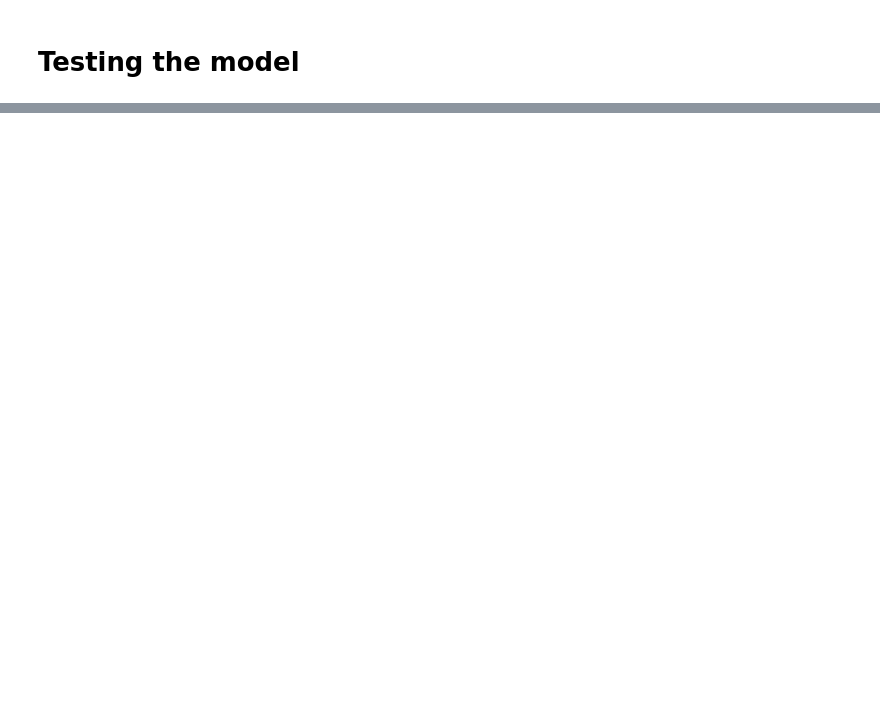
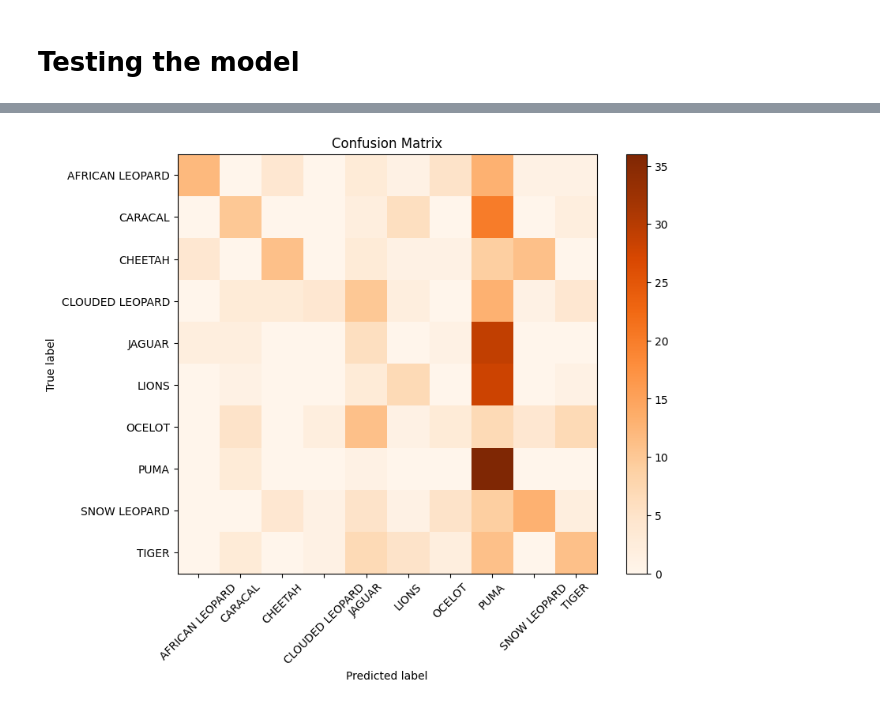
Before and after one commit to Pukazec/ComputerVision, a Jupyter notebook: myCode.ipynb, the cells around one changed output, grey strips where cells are left out. Cells and saved outputs as stored; diff of their text form; code cells hidden in the pictures; blank space fills up the shorter version.

```diff
--- a/myCode.ipynb
+++ b/myCode.ipynb
@@ -150,0 +398,28 @@ plt.show()
+# %%
+true_labels = []
+predicted_labels = []
+
+for i in range(len(test_generator)):
+    x_batch, y_batch = test_generator[i]
+    predictions = my_model.predict(x_batch)
+    true_labels.extend(np.argmax(y_batch, axis=1))  # Convert one-hot encoded labels to class indices
+    predicted_labels.extend(np.argmax(predictions, axis=1))
+
+# Calculate the confusion matrix
+confusion = confusion_matrix(true_labels, predicted_labels)
+
+plt.figure(figsize=(9, 7))
+# Create a visualization of the confusion matrix
+classes = [str(i) for i in range(len(test_generator.class_indices))]
+plt.imshow(confusion, interpolation='nearest', cmap=plt.get_cmap('Oranges'))
+plt.title('Confusion Matrix')
+plt.colorbar()
+tick_marks = np.arange(class_names_len)
+plt.xticks(tick_marks, class_names, rotation=45)
+plt.yticks(tick_marks, class_names)
+
+plt.tight_layout()
+plt.ylabel('True label')
+plt.xlabel('Predicted label')
+plt.show()
+# %% [output]
@@ -151 +443,2 @@ plt.show()
+[figure, added]
 # %%
```
Also changed, not shown: parts of 23 cells of this notebook, 2 other files.
